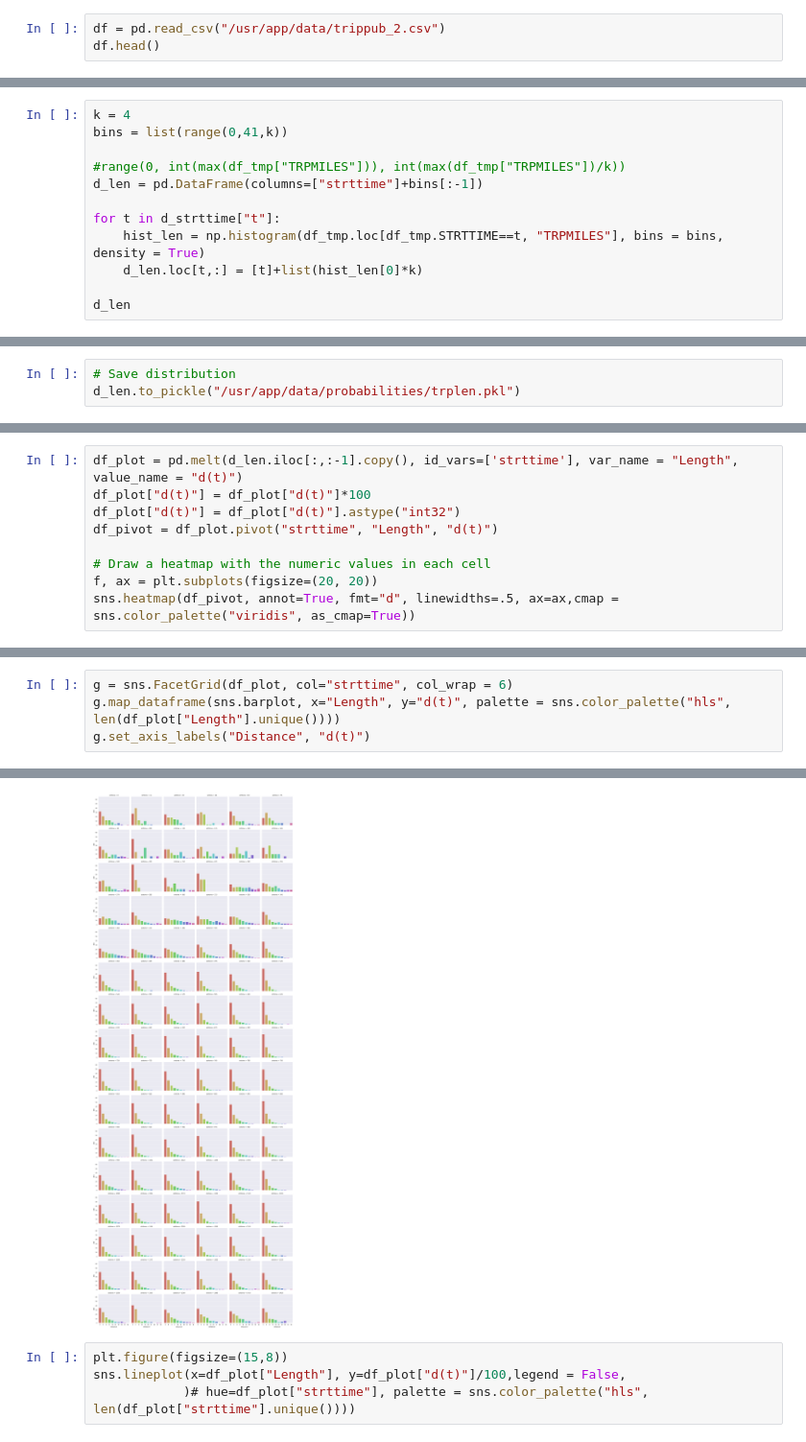
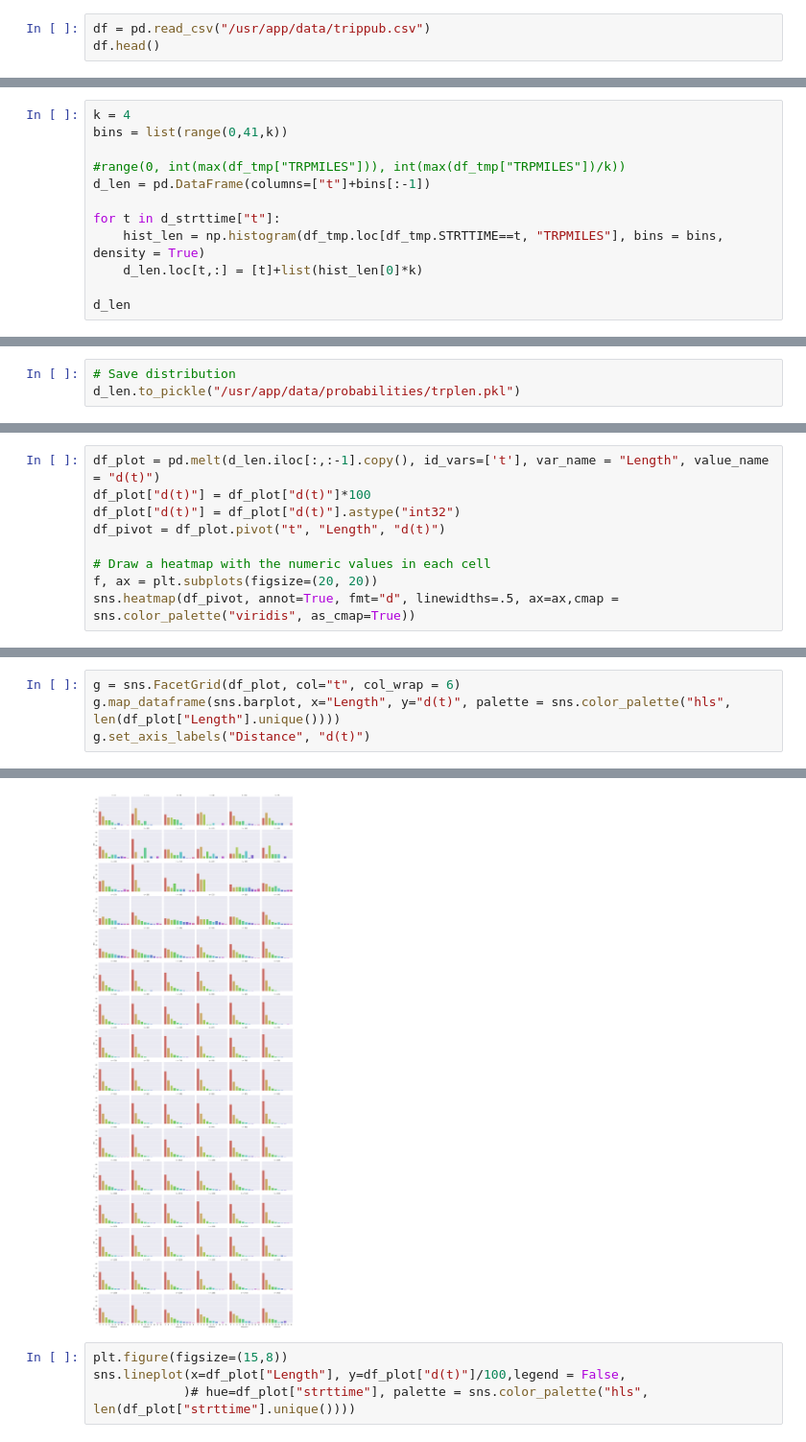
Before and after one commit to thummelt/master-thesis, a Jupyter notebook: code/src/Data_Analysis.ipynb, the cells around one changed output, grey strips where cells are left out. Shown at 96% size. Drawn from its saved outputs; the diff is of its cells as text.

Commit message:
Finishing data analysis NB

```diff
--- a/code/src/Data_Analysis.ipynb
+++ b/code/src/Data_Analysis.ipynb
@@ -9,7 +9,7 @@ sns.set_context("paper")
 # Parameter
 tau = 15
 # %%
-df = pd.read_csv("/usr/app/data/trippub_2.csv")
+df = pd.read_csv("/usr/app/data/trippub.csv")
 df.head()
 # %% [output]
 |  | HOUSEID | PERSONID | TDTRPNUM | STRTTIME | ENDTIME | TRVLCMIN | TRPMILES | TRPTRANS | TRPACCMP | TRPHHACC | ... |
@@ -86,7 +86,7 @@ k = 4
 bins = list(range(0,41,k))
 
 #range(0, int(max(df_tmp["TRPMILES"])), int(max(df_tmp["TRPMILES"])/k))
-d_len = pd.DataFrame(columns=["strttime"]+bins[:-1])
+d_len = pd.DataFrame(columns=["t"]+bins[:-1])
 
 for t in d_strttime["t"]:
     hist_len = np.histogram(df_tmp.loc[df_tmp.STRTTIME==t, "TRPMILES"], bins = bins, density = True)
@@ -132,8 +121,8 @@ d_len
 # %%
-df_plot = pd.melt(d_len.iloc[:,:-1].copy(), id_vars=['strttime'], var_name = "Length", value_name = "d(t)")
+df_plot = pd.melt(d_len.iloc[:,:-1].copy(), id_vars=['t'], var_name = "Length", value_name = "d(t)")
 df_plot["d(t)"] = df_plot["d(t)"]*100
 df_plot["d(t)"] = df_plot["d(t)"].astype("int32")
-df_pivot = df_plot.pivot("strttime", "Length", "d(t)")
+df_pivot = df_plot.pivot("t", "Length", "d(t)")
 
 # Draw a heatmap with the numeric values in each cell
 f, ax = plt.subplots(figsize=(20, 20))
@@ -144,10 +133,10 @@ sns.heatmap(df_pivot, annot=True, fmt="d", linewidths=.5, ax=ax,cmap = sns.color
 # %%
-g = sns.FacetGrid(df_plot, col="strttime", col_wrap = 6)
+g = sns.FacetGrid(df_plot, col="t", col_wrap = 6)
 g.map_dataframe(sns.barplot, x="Length", y="d(t)", palette = sns.color_palette("hls", len(df_plot["Length"].unique())))
 g.set_axis_labels("Distance", "d(t)")
 # %% [output]
 <seaborn.axisgrid.FacetGrid at 0x...>
-[figure, old version]
+[figure, new version]
 # %%
 plt.figure(figsize=(15,8))
 sns.lineplot(x=df_plot["Length"], y=df_plot["d(t)"]/100,legend = False,
```
Also changed, not shown: parts of 3 cells of this notebook.
